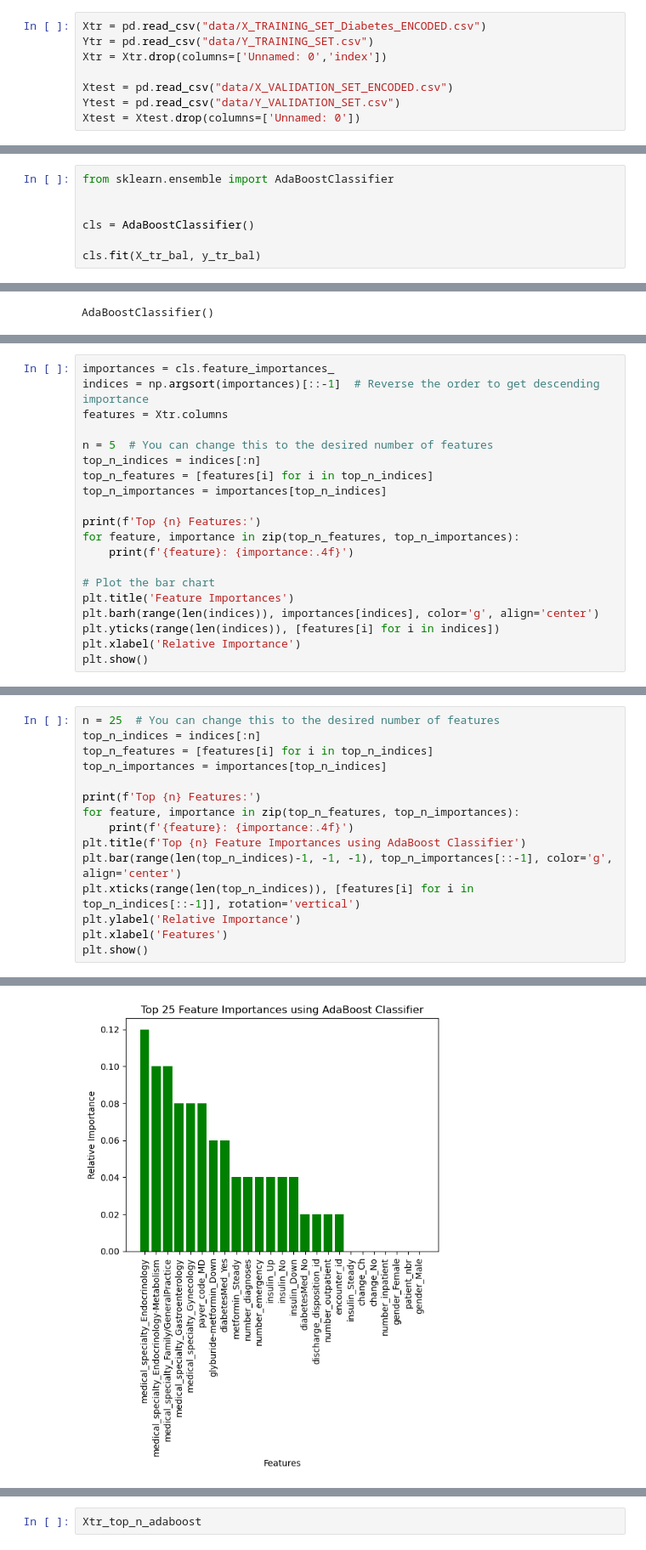
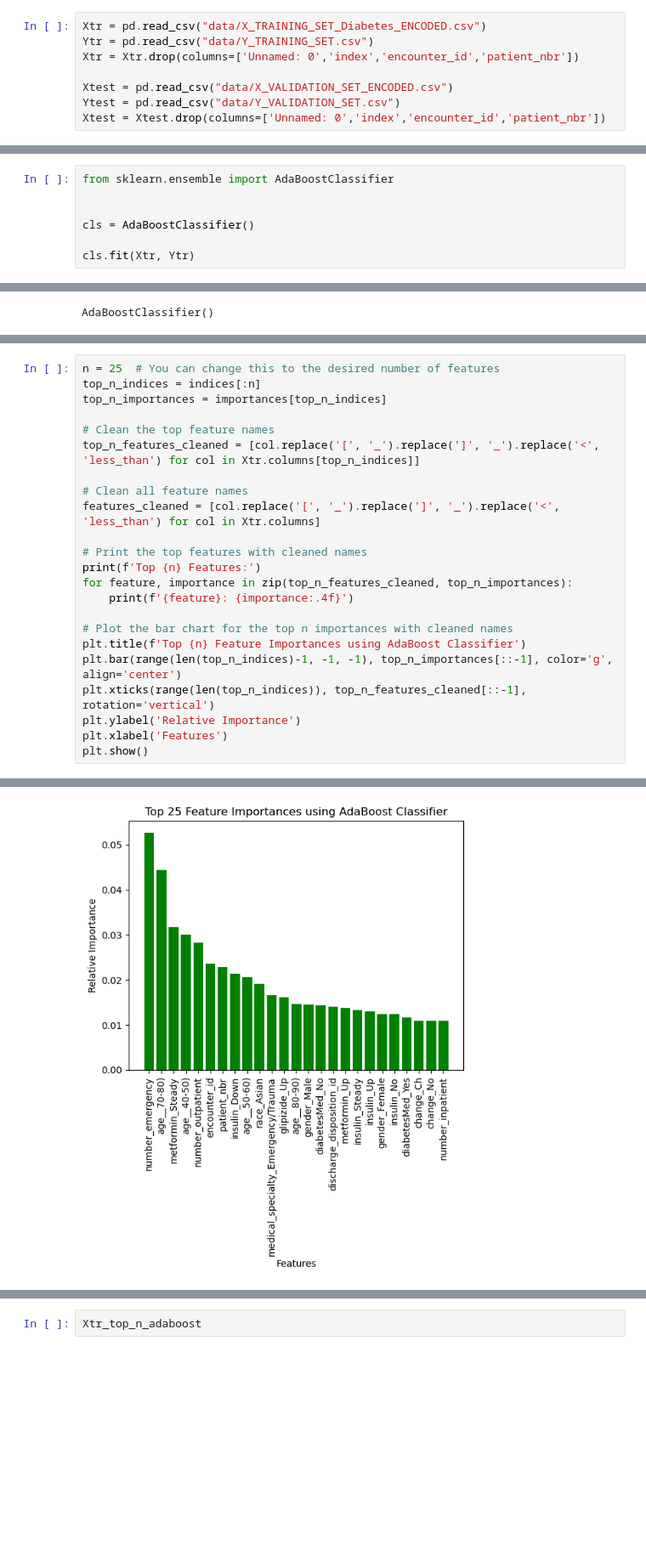
Before and after one commit to DiyadotSaha/ML_Diabetes_Project, a Jupyter notebook: Feature Selection with SMOTEEN.ipynb, the cells around one changed output, grey strips where cells are left out. Shown at 85% size. Saved outputs shown, nothing was run; the diff lists cells and outputs as text; blank space fills up the shorter version.

```diff
--- a/Feature Selection with SMOTEEN.ipynb
+++ b/Feature Selection with SMOTEEN.ipynb
@@ -64,11 +64,11 @@ Note: you may need to restart the kernel to use updated packages.
 # %%
 Xtr = pd.read_csv("data/X_TRAINING_SET_Diabetes_ENCODED.csv")
 Ytr = pd.read_csv("data/Y_TRAINING_SET.csv")
-Xtr = Xtr.drop(columns=['Unnamed: 0','index'])
+Xtr = Xtr.drop(columns=['Unnamed: 0','index','encounter_id','patient_nbr'])
 
 Xtest = pd.read_csv("data/X_VALIDATION_SET_ENCODED.csv")
 Ytest = pd.read_csv("data/Y_VALIDATION_SET.csv")
-Xtest = Xtest.drop(columns=['Unnamed: 0'])
+Xtest = Xtest.drop(columns=['Unnamed: 0','index','encounter_id','patient_nbr'])
 # %%
 from imblearn.combine import SMOTEENN
 # %%
@@ -88,7 +106,7 @@ from sklearn.ensemble import AdaBoostClassifier
 
 cls = AdaBoostClassifier()
 
-cls.fit(X_tr_bal, y_tr_bal)
+cls.fit(Xtr, Ytr)
 # %% [output]
 A column-vector y was passed when a 1d array was expected. Please change the shape of y to (n_samples, ), for example using ravel().
 AdaBoostClassifier()
@@ -99,20 +112,0 @@ y_tr_bal.shape
-# %%
-importances = cls.feature_importances_
-indices = np.argsort(importances)[::-1]  # Reverse the order to get descending importance
-features = Xtr.columns
-
-n = 5  # You can change this to the desired number of features
-top_n_indices = indices[:n]
-top_n_features = [features[i] for i in top_n_indices]
-top_n_importances = importances[top_n_indices]
-
-print(f'Top {n} Features:')
-for feature, importance in zip(top_n_features, top_n_importances):
-    print(f'{feature}: {importance:.4f}')
-
-# Plot the bar chart
-plt.title('Feature Importances')
-plt.barh(range(len(indices)), importances[indices], color='g', align='center')
-plt.yticks(range(len(indices)), [features[i] for i in indices])
-plt.xlabel('Relative Importance')
-plt.show()
@@ -127,15 +113,23 @@ change_No: 0.0800
 # %%
 n = 25  # You can change this to the desired number of features
 top_n_indices = indices[:n]
-top_n_features = [features[i] for i in top_n_indices]
 top_n_importances = importances[top_n_indices]
 
+# Clean the top feature names
+top_n_features_cleaned = [col.replace('[', '_').replace(']', '_').replace('<', 'less_than') for col in Xtr.columns[top_n_indices]]
+
+# Clean all feature names
+features_cleaned = [col.replace('[', '_').replace(']', '_').replace('<', 'less_than') for col in Xtr.columns]
+
+# Print the top features with cleaned names
 print(f'Top {n} Features:')
-for feature, importance in zip(top_n_features, top_n_importances):
+for feature, importance in zip(top_n_features_cleaned, top_n_importances):
     print(f'{feature}: {importance:.4f}')
+
+# Plot the bar chart for the top n importances with cleaned names
 plt.title(f'Top {n} Feature Importances using AdaBoost Classifier')
 plt.bar(range(len(top_n_indices)-1, -1, -1), top_n_importances[::-1], color='g', align='center')
-plt.xticks(range(len(top_n_indices)), [features[i] for i in top_n_indices[::-1]], rotation='vertical')
+plt.xticks(range(len(top_n_indices)), top_n_features_cleaned[::-1], rotation='vertical')
 plt.ylabel('Relative Importance')
 plt.xlabel('Features')
 plt.show()
@@ -160 +154 @@ medical_specialty_Endocrinology: 0.0000
-[figure, old version]
+[figure, new version]
```
Also changed, not shown: parts of 14 cells of this notebook, 1 other file.
